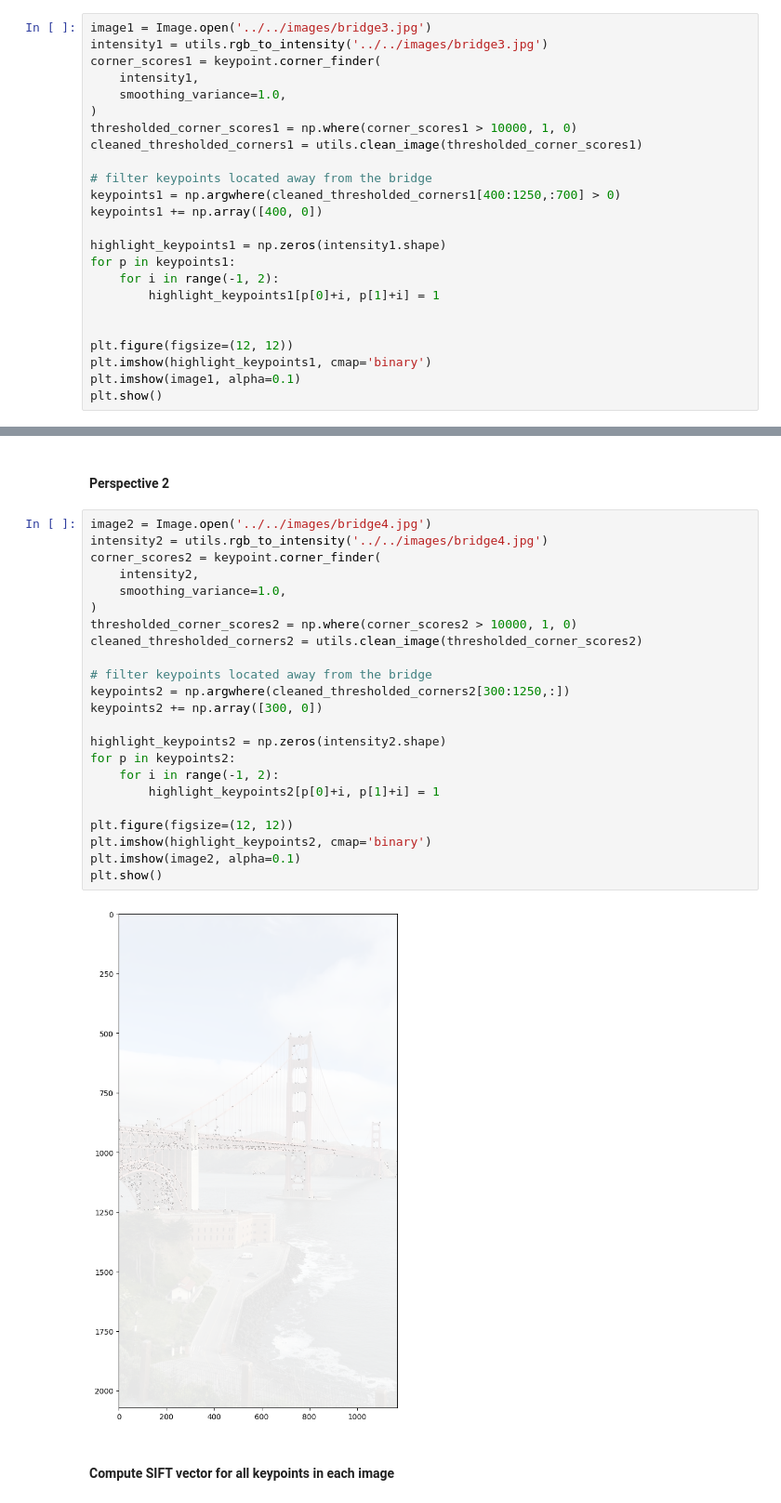
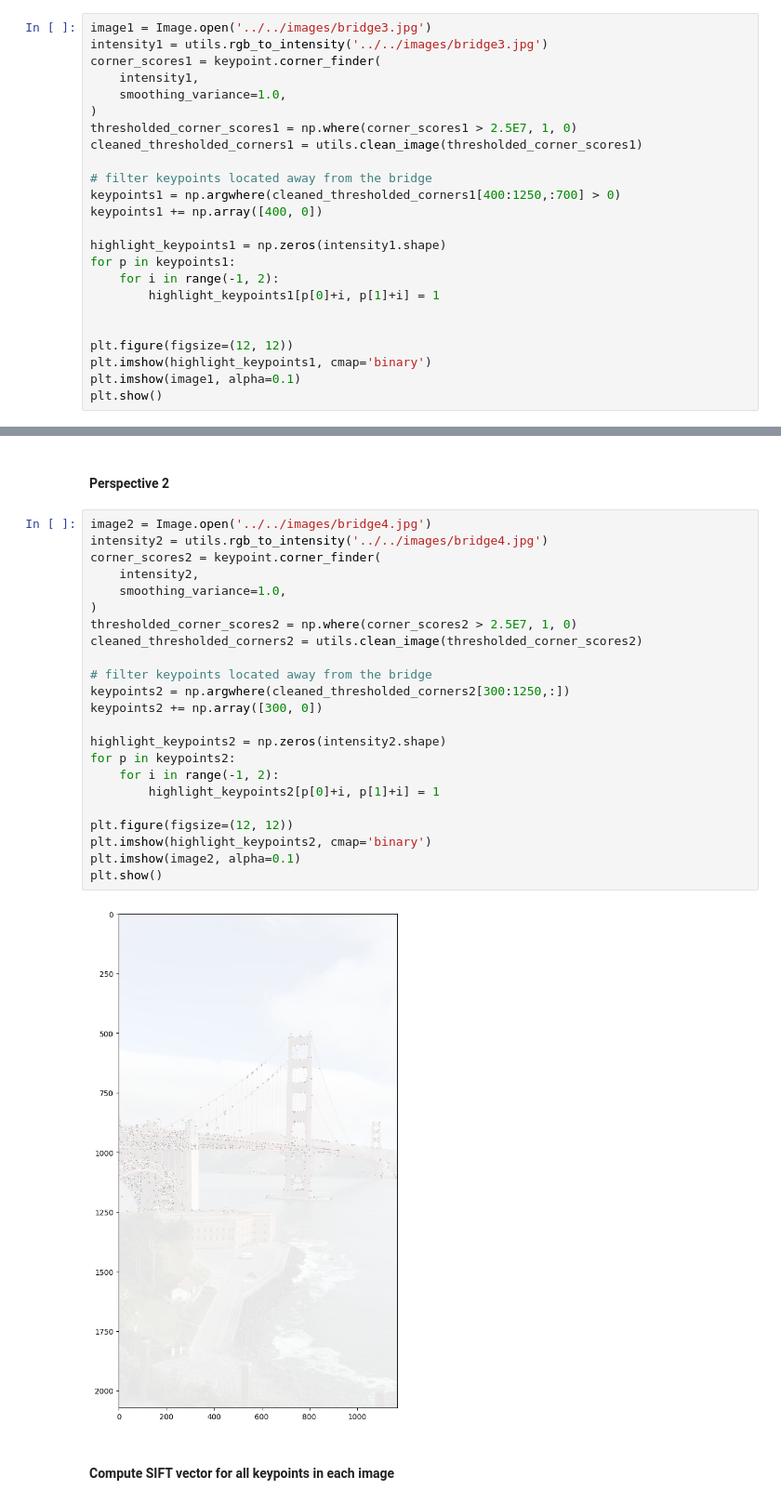
Before and after one commit to davisarthur/Photogrammetry, a Jupyter notebook: src/notebooks/sift.ipynb, the cells around one changed output, grey strips where cells are left out. Shown at 93% size. Cells and saved outputs as stored; diff of their text form.

```diff
--- a/src/notebooks/sift.ipynb
+++ b/src/notebooks/sift.ipynb
@@ -20,7 +20,7 @@ corner_scores1 = keypoint.corner_finder(
     intensity1,
     smoothing_variance=1.0,
 )
-thresholded_corner_scores1 = np.where(corner_scores1 > 10000, 1, 0)
+thresholded_corner_scores1 = np.where(corner_scores1 > 2.5E7, 1, 0)
 cleaned_thresholded_corners1 = utils.clean_image(thresholded_corner_scores1)
 
 # filter keypoints located away from the bridge
@@ -44,28 +44,28 @@ plt.show()
 # %%
 image2 = Image.open('../../images/bridge4.jpg')
 intensity2 = utils.rgb_to_intensity('../../images/bridge4.jpg')
 corner_scores2 = keypoint.corner_finder(
     intensity2,
     smoothing_variance=1.0,
 )
-thresholded_corner_scores2 = np.where(corner_scores2 > 10000, 1, 0)
+thresholded_corner_scores2 = np.where(corner_scores2 > 2.5E7, 1, 0)
 cleaned_thresholded_corners2 = utils.clean_image(thresholded_corner_scores2)
 
 # filter keypoints located away from the bridge
 keypoints2 = np.argwhere(cleaned_thresholded_corners2[300:1250,:])
 keypoints2 += np.array([300, 0])
 
 highlight_keypoints2 = np.zeros(intensity2.shape)
 for p in keypoints2:
     for i in range(-1, 2):
         highlight_keypoints2[p[0]+i, p[1]+i] = 1
 
 plt.figure(figsize=(12, 12))
 plt.imshow(highlight_keypoints2, cmap='binary')
 plt.imshow(image2, alpha=0.1)
 plt.show()
 # %% [output]
-[figure, old version]
+[figure, new version]
 # %% [markdown]
 #### Compute SIFT vector for all keypoints in each image
 # %%
```
Also changed, not shown: parts of 1 cell of this notebook, 2 other files.
